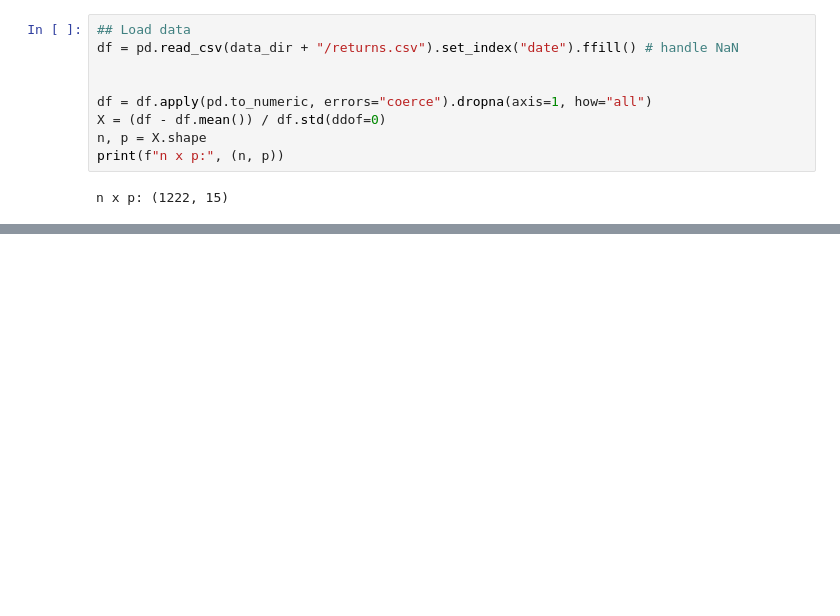
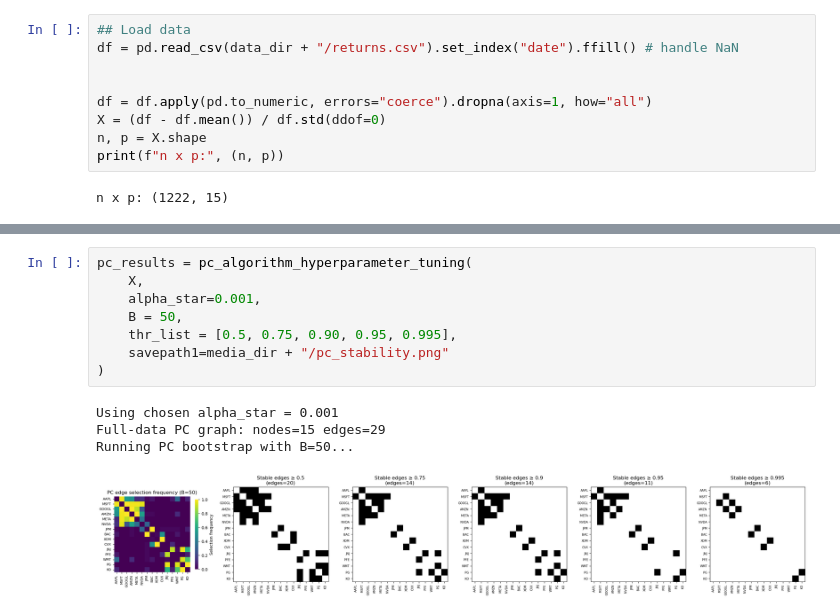
Before and after one commit to dimitris-markopoulos/financial-graphical-models, a Jupyter notebook: notebooks/04_directed_model.ipynb, the cells around one changed output, grey strips where cells are left out. Saved outputs shown, nothing was run; the diff lists cells and outputs as text; blank space fills up the shorter version.

Commit message:
added applied PC algorithm (code + md)

```diff
--- a/notebooks/04_directed_model.ipynb
+++ b/notebooks/04_directed_model.ipynb
@@ -165,0 +257,13 @@ plt.show()
+# %%
+pc_results = pc_algorithm_hyperparameter_tuning(
+    X,
+    alpha_star=0.001,
+    B = 50,
+    thr_list = [0.5, 0.75, 0.90, 0.95, 0.995],
+    savepath1=media_dir + "/pc_stability.png"
+)
+# %% [output]
+Using chosen alpha_star = 0.001
+Full-data PC graph: nodes=15 edges=29
+Running PC bootstrap with B=50...
+[figure, added]
```
Also changed, not shown: parts of 4 cells of this notebook, 7 other files.
